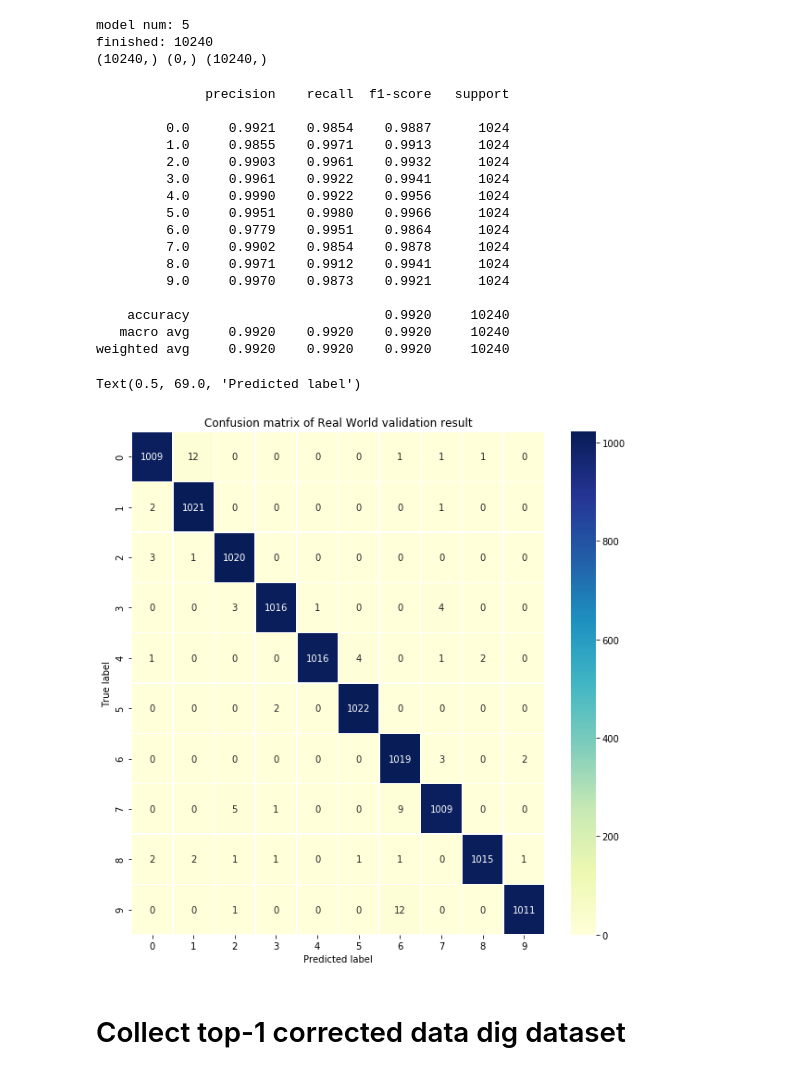
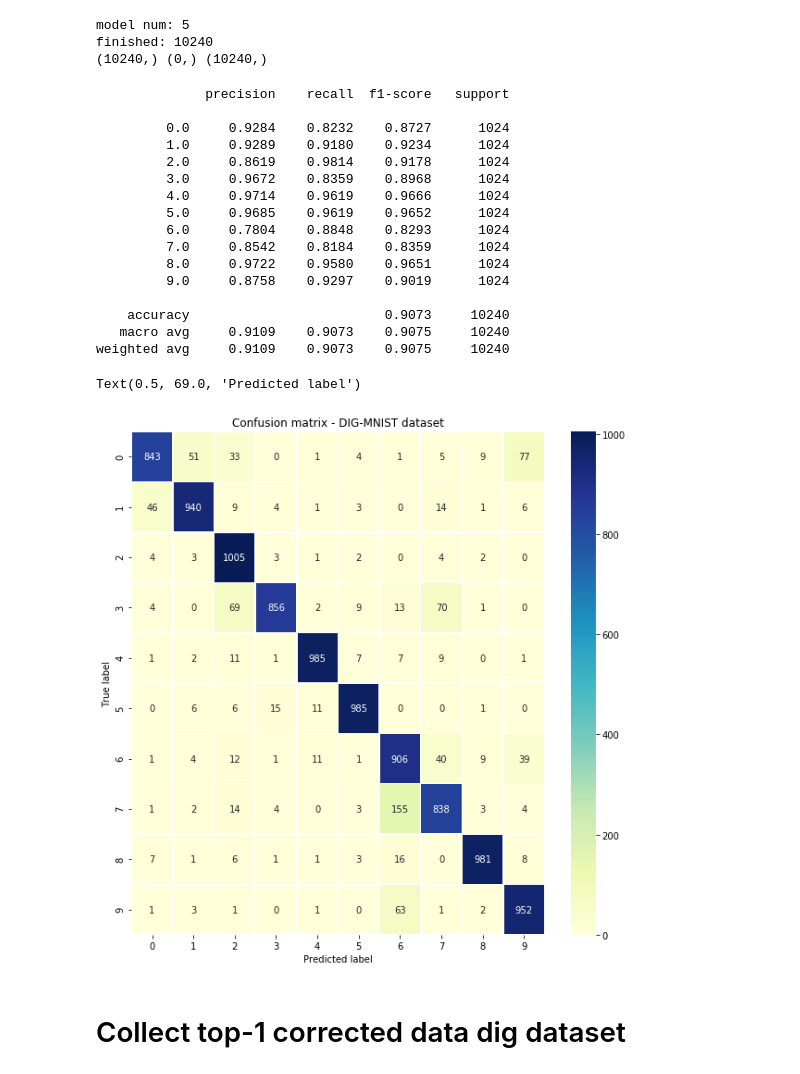
Before and after one commit to ccchang1023/Kannada_MNIST_CNN, a Jupyter notebook: Data_visualization.ipynb, the cells around one changed output. Saved outputs shown, nothing was run; the diff lists cells and outputs as text; code cells hidden in the pictures.

```diff
--- a/Data_visualization.ipynb
+++ b/Data_visualization.ipynb
@@ -698,7 +698,7 @@ loader = DataLoader(dataset, batch_size=128, shuffle=False, num_workers=8)
 # ### Inference models
 ensemble_models = []
 # ensemble_root = "Kmnist_saved_model/ensemble/10_fold_tuned_cnn/adam_batch1024_baseline"
-# ensemble_root = "Kmnist_saved_model/ensemble/5fold_senet3"
+ensemble_root = "Kmnist_saved_model/ensemble/5fold_senet3"
 # ensemble_root = "Kmnist_saved_model/ensemble/5x2fold_65k_senet2_b1024"
 # ensemble_root = "Kmnist_saved_model/ensemble/5x1fold_65k_senet3_b1024"  #acc 99.00
 # ensemble_root = "Kmnist_saved_model/ensemble/15fold-avgpool-batch1024-adam"
@@ -718,7 +718,7 @@ ensemble_models = []
 # ensemble_root = "Kmnist_saved_model/final_submit/RMSProp"
 # ensemble_root = "Kmnist_saved_model/final_submit/adam2/65k_5fold_more_iteration"
 # ensemble_root = "Kmnist_saved_model/final_submit/adam2/65k_5fold"
-ensemble_root = "Kmnist_saved_model/Step9"
+# ensemble_root = "Kmnist_saved_model/Step5"
 
 for file_name in os.listdir(ensemble_root):
     if file_name.find("Fold") == -1:
@@ -765,14 +765,21 @@ print(np.shape(result),np.shape(result_dig),np.shape(labels))
 torch.cuda.empty_cache()
 
 #60k test:
-    #step 1~9: 9992 9994 9993 9994 9993 9994 9994 9994 9991
+    #step 1~9: 9992 9994 9993 9994 9993 9994 9994 9994 9991 9993
     #5fold 75124: 9990
     #65k_pseudo_only: 9988
 
 #10240 test:
-    #step1-7: 9773 9880 9896 9909 9912 9912 9914 9917 9920
+    #step1-10: 9773 9880 9896 9909 9912 9912 9914 9917 9920 9920
     #5fold 75124: 9907
     #65k_pseudo_only: 9045
+
+
+#60k test
+    #step 49: 9993
+    #step 44: 9994
+    #step 37~39: 9994
+    #step 28: 9994
 # %% [output]
 model num: 5
 finished: 10240
@@ -780,34 +787,34 @@ finished: 10240
 # %%
 import seaborn as sn
 from sklearn.metrics import confusion_matrix, accuracy_score, classification_report
 
 ###Confusion matrix
 print(classification_report(labels, result,digits=4))
 plt.figure(figsize=(10,10))
 confusion_mat = confusion_matrix(labels, result)
 sn.heatmap(confusion_mat, annot=True, cmap='YlGnBu',fmt="d",linewidths=.5, linecolor='w')
-plt.title('Confusion matrix of Real World validation result')
+plt.title('Confusion matrix - DIG-MNIST dataset')
 plt.ylabel('True label')
 plt.xlabel('Predicted label')
 # %% [output]
               precision    recall  f1-score   support
 
-         0.0     0.9921    0.9854    0.9887      1024
-         1.0     0.9855    0.9971    0.9913      1024
-         2.0     0.9903    0.9961    0.9932      1024
-         3.0     0.9961    0.9922    0.9941      1024
-         4.0     0.9990    0.9922    0.9956      1024
-         5.0     0.9951    0.9980    0.9966      1024
-         6.0     0.9779    0.9951    0.9864      1024
-         7.0     0.9902    0.9854    0.9878      1024
-         8.0     0.9971    0.9912    0.9941      1024
-         9.0     0.9970    0.9873    0.9921      1024
+         0.0     0.9284    0.8232    0.8727      1024
+         1.0     0.9289    0.9180    0.9234      1024
+         2.0     0.8619    0.9814    0.9178      1024
+         3.0     0.9672    0.8359    0.8968      1024
+         4.0     0.9714    0.9619    0.9666      1024
+         5.0     0.9685    0.9619    0.9652      1024
+         6.0     0.7804    0.8848    0.8293      1024
+         7.0     0.8542    0.8184    0.8359      1024
+         8.0     0.9722    0.9580    0.9651      1024
+         9.0     0.8758    0.9297    0.9019      1024
 
-    accuracy                         0.9920     10240
-   macro avg     0.9920    0.9920    0.9920     10240
-weighted avg     0.9920    0.9920    0.9920     10240
+    accuracy                         0.9073     10240
+   macro avg     0.9109    0.9073    0.9075     10240
+weighted avg     0.9109    0.9073    0.9075     10240
 Text(0.5, 69.0, 'Predicted label')
-[figure, old version]
+[figure, new version]
 # %%
 # indices1 = np.where(result!=labels)[0]       #(num)
 # indices2 = np.where(result_dig!=labels)[0]
```
Also changed, not shown: 2 other files.
